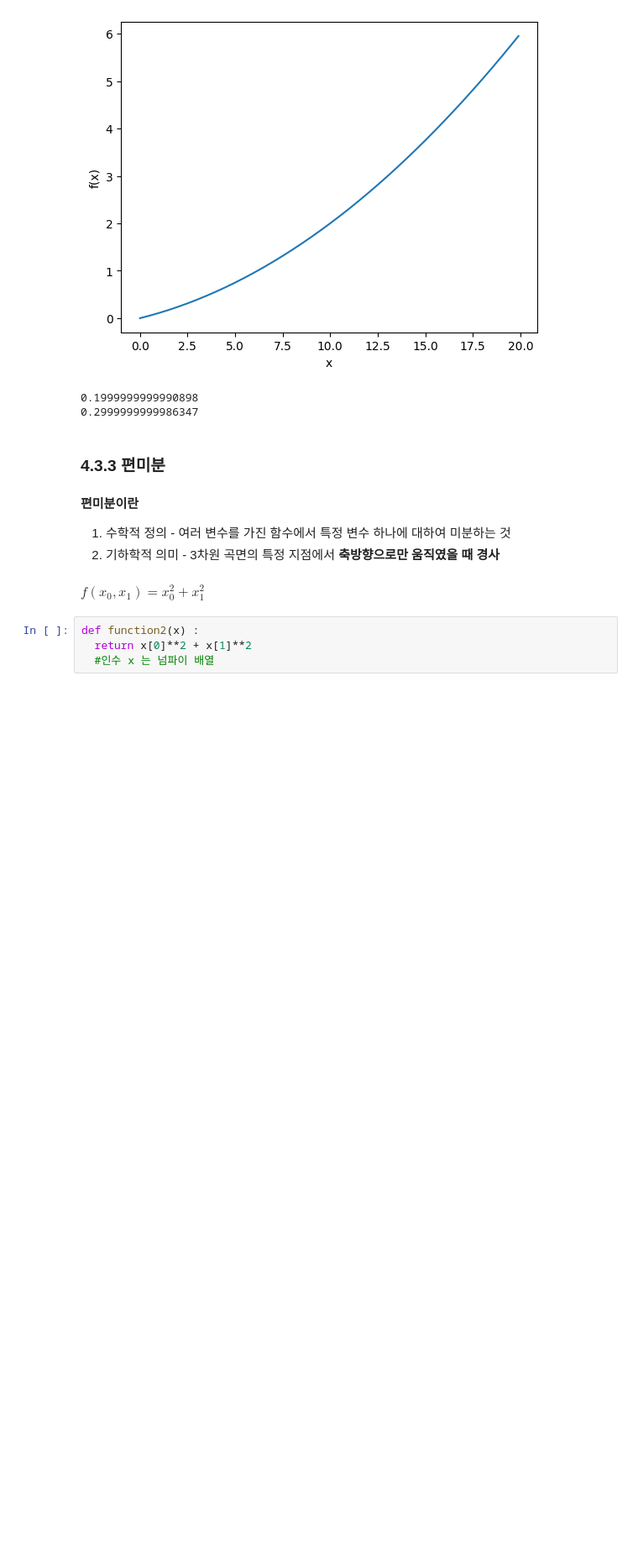
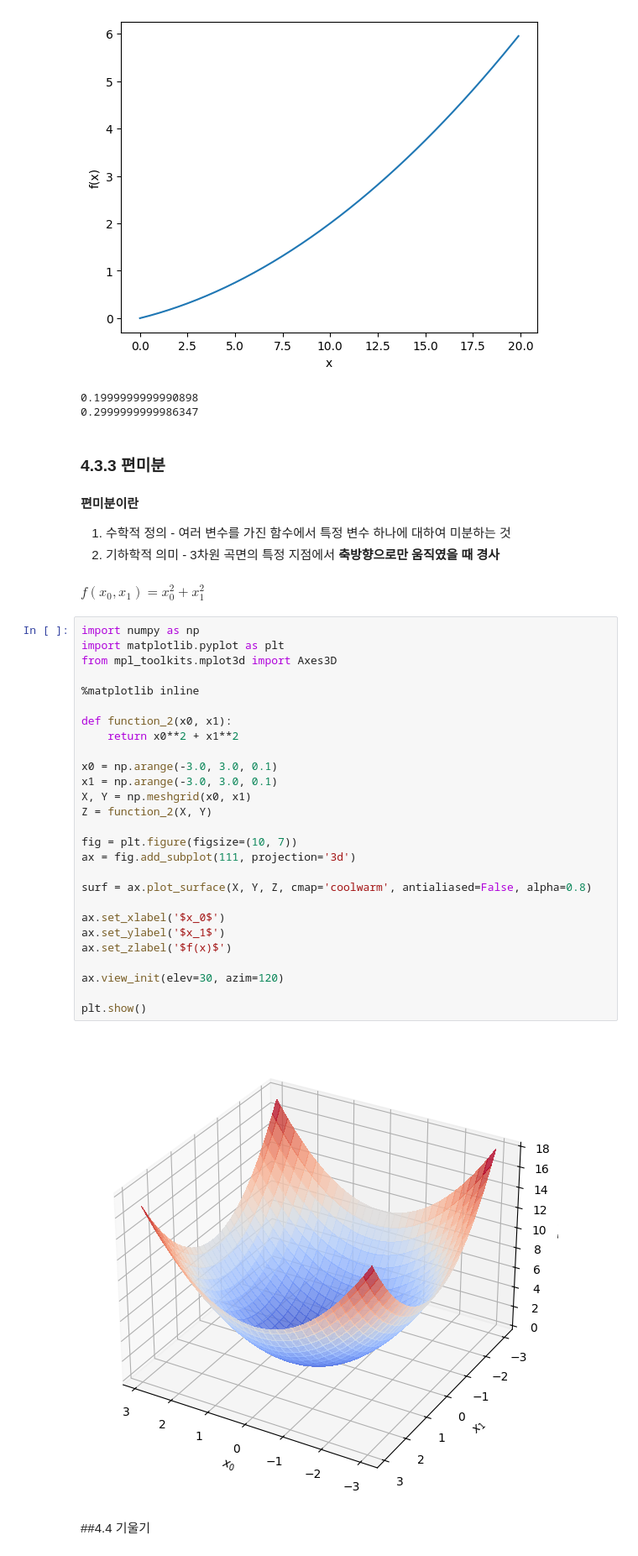
Before and after one commit to wlgns222/roka-ai-study, a Jupyter notebook: deep-learning-from-scratch-vol1/Ch4.ipynb, the cells around one changed output. Shown at 84% size. Cells and saved outputs as stored; diff of their text form; blank space fills up the shorter version.

```diff
--- a/deep-learning-from-scratch-vol1/Ch4.ipynb
+++ b/deep-learning-from-scratch-vol1/Ch4.ipynb
@@ -180,7 +180,34 @@ print(numerical_diff(function1, 10))
 2. 기하학적 의미 - 3차원 곡면의 특정 지점에서 **축방향으로만 움직였을 때 경사**
 # %% [markdown]
 $f(x_0, x_1) = x_0^2 + x_1^2$
-# %%
-def function2(x) :
-  return x[0]**2 + x[1]**2
-  #인수 x 는 넘파이 배열
+# %%
+import numpy as np
+import matplotlib.pyplot as plt
+from mpl_toolkits.mplot3d import Axes3D
+
+%matplotlib inline
+
+def function_2(x0, x1):
+    return x0**2 + x1**2
+
+x0 = np.arange(-3.0, 3.0, 0.1)
+x1 = np.arange(-3.0, 3.0, 0.1)
+X, Y = np.meshgrid(x0, x1)
+Z = function_2(X, Y)
+
+fig = plt.figure(figsize=(10, 7))
+ax = fig.add_subplot(111, projection='3d')
+
+surf = ax.plot_surface(X, Y, Z, cmap='coolwarm', antialiased=False, alpha=0.8)
+
+ax.set_xlabel('$x_0$')
+ax.set_ylabel('$x_1$')
+ax.set_zlabel('$f(x)$')
+
+ax.view_init(elev=30, azim=120)
+
+plt.show()
+# %% [output]
+[figure, added]
+# %% [markdown]
+##4.4 기울기
```
Also changed, not shown: parts of 1 cell of this notebook.
